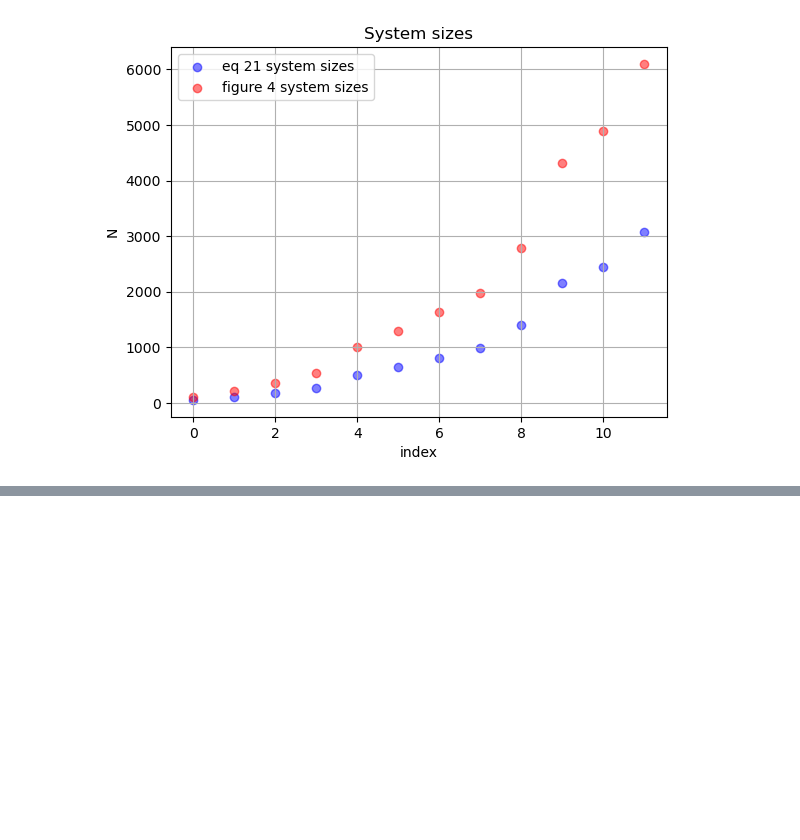
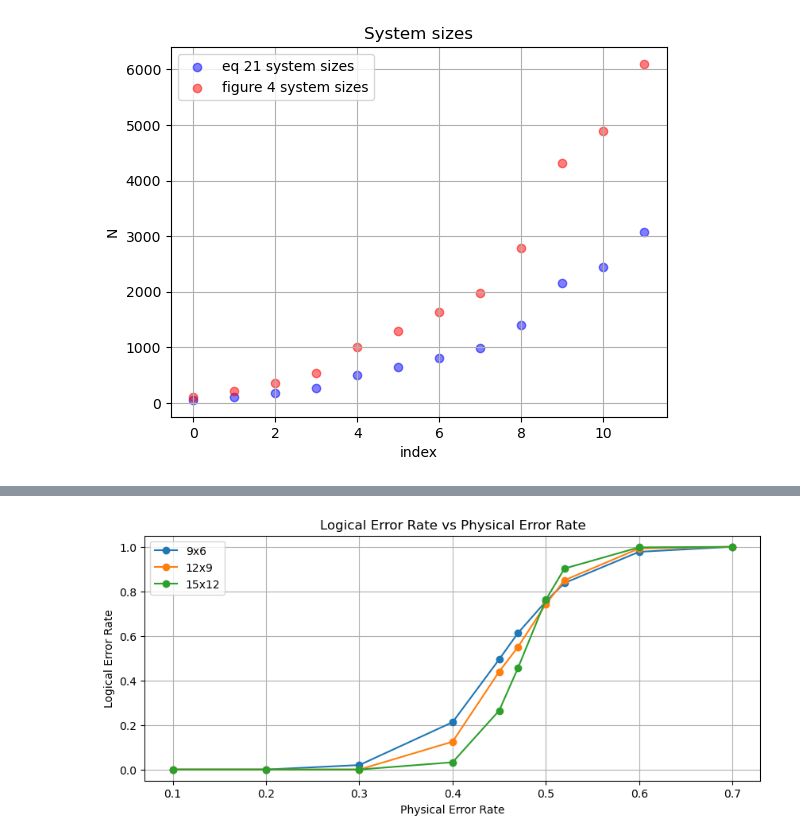
Before and after one commit to toM0dots/XYZ-color-code, a Jupyter notebook: XYZ color code/plots.ipynb, the cells around one changed output, grey strips where cells are left out. Saved outputs shown, nothing was run; the diff lists cells and outputs as text; code cells hidden in the pictures; blank space fills up the shorter version.

```diff
--- a/XYZ color code/plots.ipynb
+++ b/XYZ color code/plots.ipynb
@@ -86,0 +85,19 @@ len(lis)
+# %%
+error_rates = [0.1, 0.2, 0.3, 0.4, 0.45, 0.47, 0.5, 0.52,  0.6, 0.7]
+rate_9_6 = [0.0, 0.0, 0.02, 0.2125, 0.495, 0.6125, 0.755, 0.8375, 0.9775, 1.0]
+rate_12_9 = [0.0, 0.0, 0.0, 0.125, 0.44, 0.55, 0.7425, 0.85,  0.9925, 1.0]
+rate_15_12 = [0.0, 0.0, 0.0, 0.0325, 0.265, 0.455, 0.7625, 0.9025, 0.9975, 1.0]
+
+plt.figure(figsize=(10, 4))
+plt.plot(error_rates, rate_9_6, 'o-', label='9x6')
+plt.plot(error_rates, rate_12_9, 'o-', label='12x9')
+plt.plot(error_rates, rate_15_12, 'o-', label='15x12')
+plt.xlabel('Physical Error Rate')
+plt.ylabel('Logical Error Rate')
+plt.title('Logical Error Rate vs Physical Error Rate')
+plt.grid()
+plt.legend()
+plt.savefig('Logical_Error_Rate_vs_Physical_Error_Rate.png')
+plt.show()
+# %% [output]
+[figure, added]
```
Also changed, not shown: parts of 5 cells of this notebook, 5 other files.
